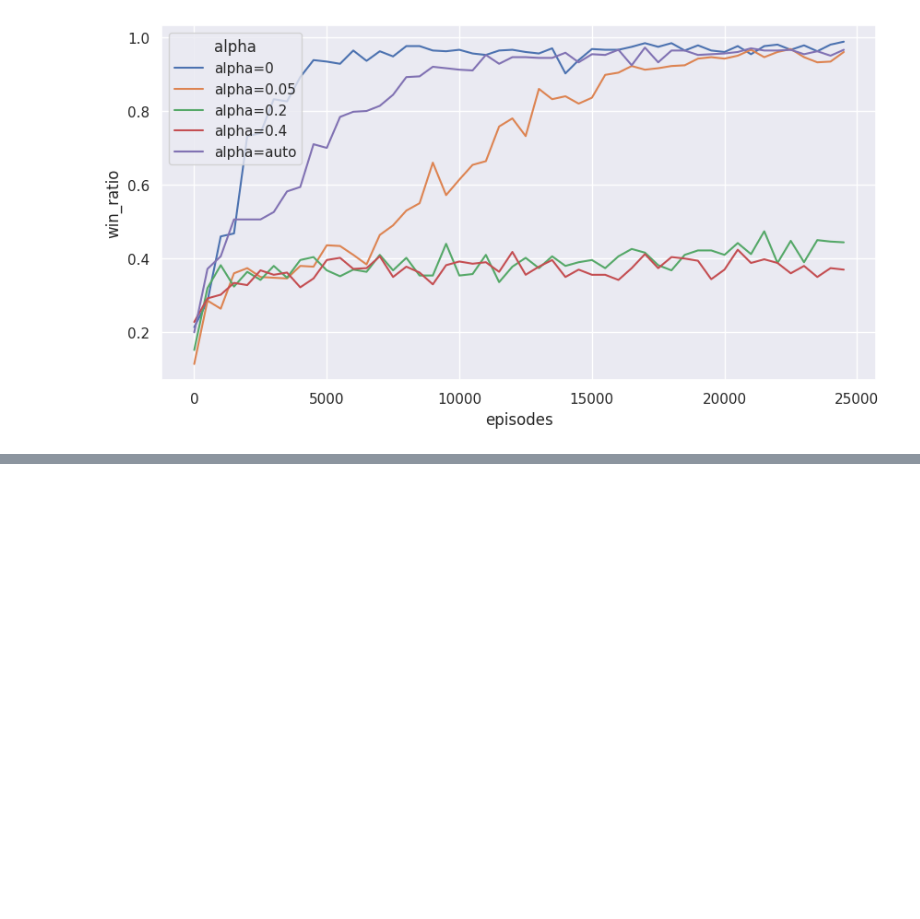
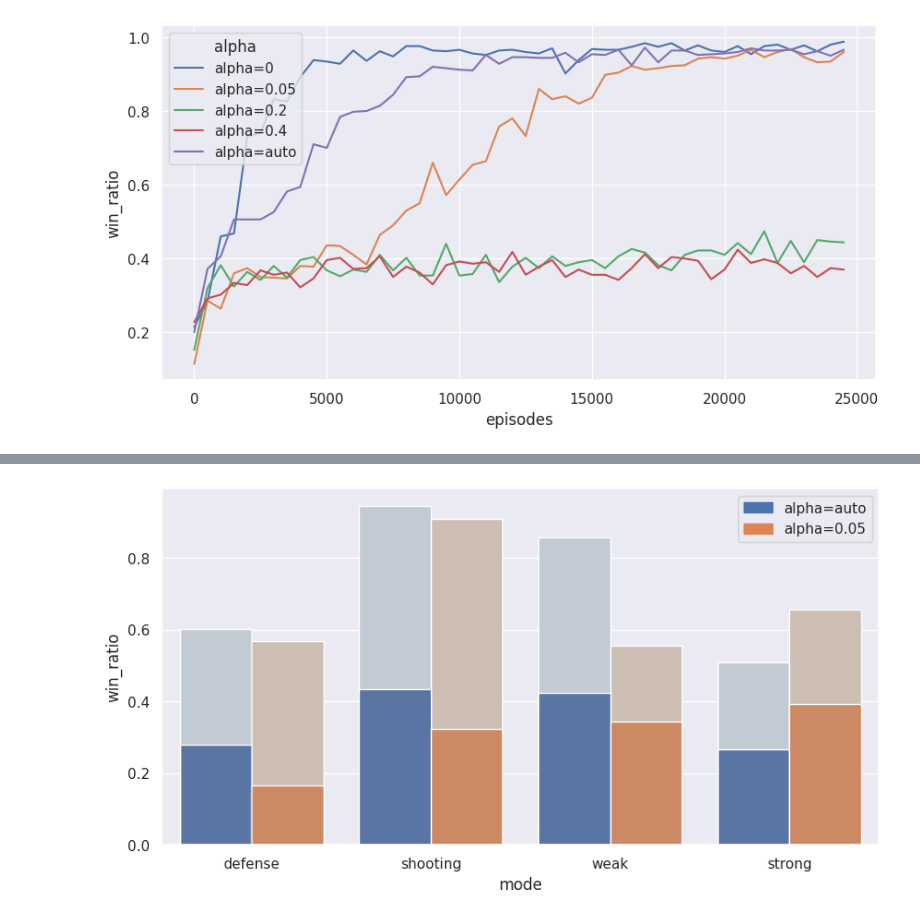
Before and after one commit to Niioon/hockey_rl_challenge, a Jupyter notebook: SoftActorCritic/report_analysis.ipynb, the cells around one changed output, grey strips where cells are left out. Cells and saved outputs as stored; diff of their text form; code cells hidden in the pictures; blank space fills up the shorter version.

```diff
--- a/SoftActorCritic/report_analysis.ipynb
+++ b/SoftActorCritic/report_analysis.ipynb
@@ -176,0 +287,5 @@ winner_df
+# %%
+# eval against strong opponent
+env = h_env.HockeyEnv()
+winner_strong_auto = eval_agent(agent_auto, basic_strong_opponent, env, episodes=eval_episodes, render=False)
+winner_strong_alpha = eval_agent(agent_alpha, basic_strong_opponent, env, episodes=eval_episodes, render=False)
@@ -176,0 +306,21 @@ winner_df
+# %%
+ratio_defense_auto, d_defense_auto = compute_win_ratio_2(winner_defense_auto)
+ratio_defense_alpha, d_defense_alpha = compute_win_ratio_2(winner_defense_alpha)
+ratio_shooting_auto, d_shooting_auto = compute_win_ratio_2(winner_shooting_auto)
+ratio_shooting_alpha, d_shooting_alpha = compute_win_ratio_2(winner_shooting_alpha)
+ratio_weak_auto, d_weak_auto = compute_win_ratio_2(winner_weak_auto)
+ratio_weak_alpha, d_weak_alpha = compute_win_ratio_2(winner_weak_alpha)
+ratio_strong_auto, d_strong_auto = compute_win_ratio_2(winner_strong_auto)
+ratio_strong_alpha, d_strong_alpha = compute_win_ratio_2(winner_strong_alpha)
+# %%
+df_eval = pd.DataFrame(columns=['mode', 'alpha','win_ratio', 'draw_ratio'])
+df_eval.loc[len(df_eval)] =  ['defense', 'auto', ratio_defense_auto, d_defense_auto]
+df_eval.loc[len(df_eval)] =  ['defense', '0.05', ratio_defense_alpha, d_defense_alpha]
+df_eval.loc[len(df_eval)] =  ['shooting', 'auto', ratio_shooting_auto, d_shooting_auto]
+df_eval.loc[len(df_eval)] =  ['shooting', '0.05', ratio_shooting_alpha, d_shooting_alpha]
+df_eval.loc[len(df_eval)] =  ['weak', 'auto', ratio_weak_auto, d_weak_auto]
+df_eval.loc[len(df_eval)] =  ['weak', '0.05', ratio_weak_alpha, d_weak_alpha]
+df_eval.loc[len(df_eval)] =  ['strong', 'auto', ratio_strong_auto, d_strong_auto]
+df_eval.loc[len(df_eval)] =  ['strong', '0.05', ratio_strong_alpha, d_strong_alpha]
+
+df_eval
@@ -176,0 +353,21 @@ winner_df
+# %%
+# make added column for stacked barplot
+df_eval['draw_ratio'] = df_eval['win_ratio'] + df_eval['draw_ratio']
+# %%
+import matplotlib.patches as mpatches
+
+sns.set_theme(style="darkgrid")
+sns.set(rc={'figure.figsize':(10, 5)})
+
+bar1 = sns.barplot(data=df_eval, x="mode", y="draw_ratio", hue="alpha", palette='pastel', saturation=0.2)
+bar2 = sns.barplot(data=df_eval, x="mode", y="win_ratio", hue="alpha")
+
+# add legend
+top_bar = mpatches.Patch(color='#4c72b0', label='alpha=auto')
+bottom_bar = mpatches.Patch(color='#dd8452', label='alpha=0.05')
+plt.legend(handles=[top_bar, bottom_bar])
+fig = bar2.get_figure()
+# fig.savefig('figures/comparison_plot')
+plt.show()
+# %% [output]
+[figure, added]
```
Also changed, not shown: parts of 31 cells of this notebook, 2 other files.
